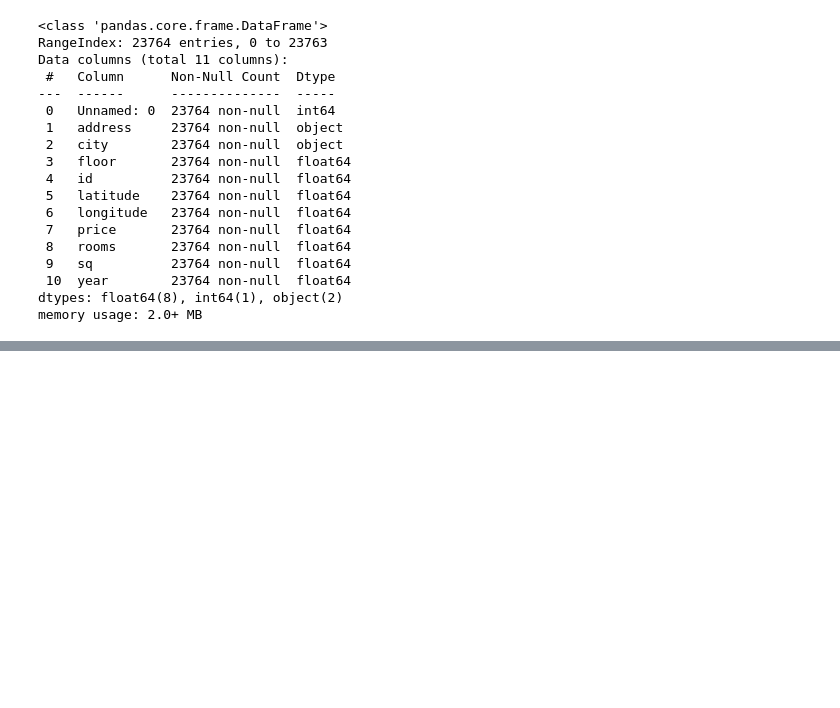
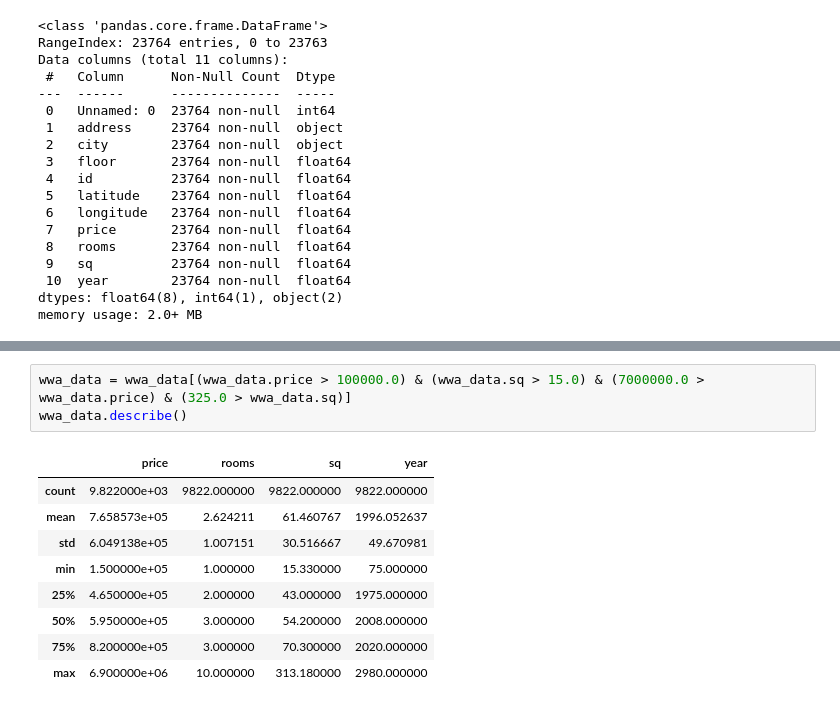
Before and after one commit to M4rselo/Warsaw-Housing-Model, a Jupyter notebook: pl_linear_regression.ipynb, the cells around one changed output, grey strips where cells are left out. Drawn from its saved outputs; the diff is of its cells as text; blank space fills up the shorter version.

```diff
--- a/pl_linear_regression.ipynb
+++ b/pl_linear_regression.ipynb
@@ -55,0 +103,13 @@ wwa_data.head()
+# %%
+wwa_data = wwa_data[(wwa_data.price > 100000.0) & (wwa_data.sq > 15.0) & (7000000.0 > wwa_data.price) & (325.0 > wwa_data.sq)]
+wwa_data.describe()
+# %% [output]
+|  | price | rooms | sq | year |
+| count | 9.822000e+03 | 9822.000000 | 9822.000000 | 9822.000000 |
+| mean | 7.658573e+05 | 2.624211 | 61.460767 | 1996.052637 |
+| std | 6.049138e+05 | 1.007151 | 30.516667 | 49.670981 |
+| min | 1.500000e+05 | 1.000000 | 15.330000 | 75.000000 |
+| 25% | 4.650000e+05 | 2.000000 | 43.000000 | 1975.000000 |
+| 50% | 5.950000e+05 | 3.000000 | 54.200000 | 2008.000000 |
+| 75% | 8.200000e+05 | 3.000000 | 70.300000 | 2020.000000 |
+| max | 6.900000e+06 | 10.000000 | 313.180000 | 2980.000000 |
```
Also changed, not shown: parts of 11 cells of this notebook.
